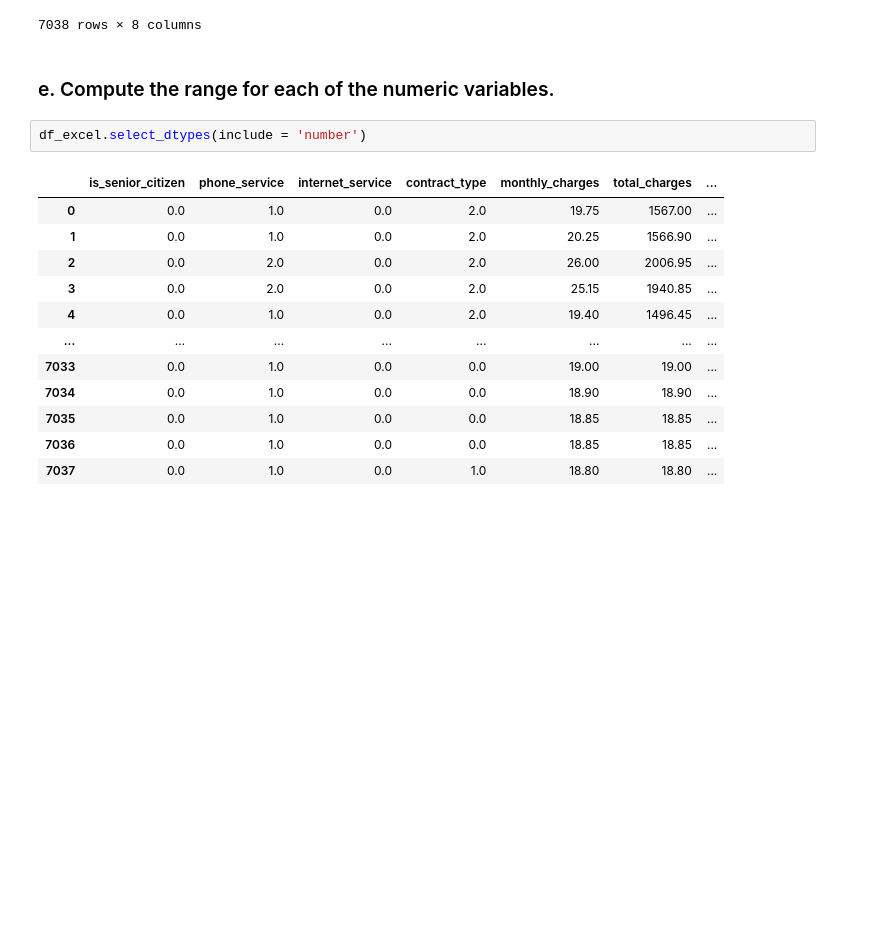
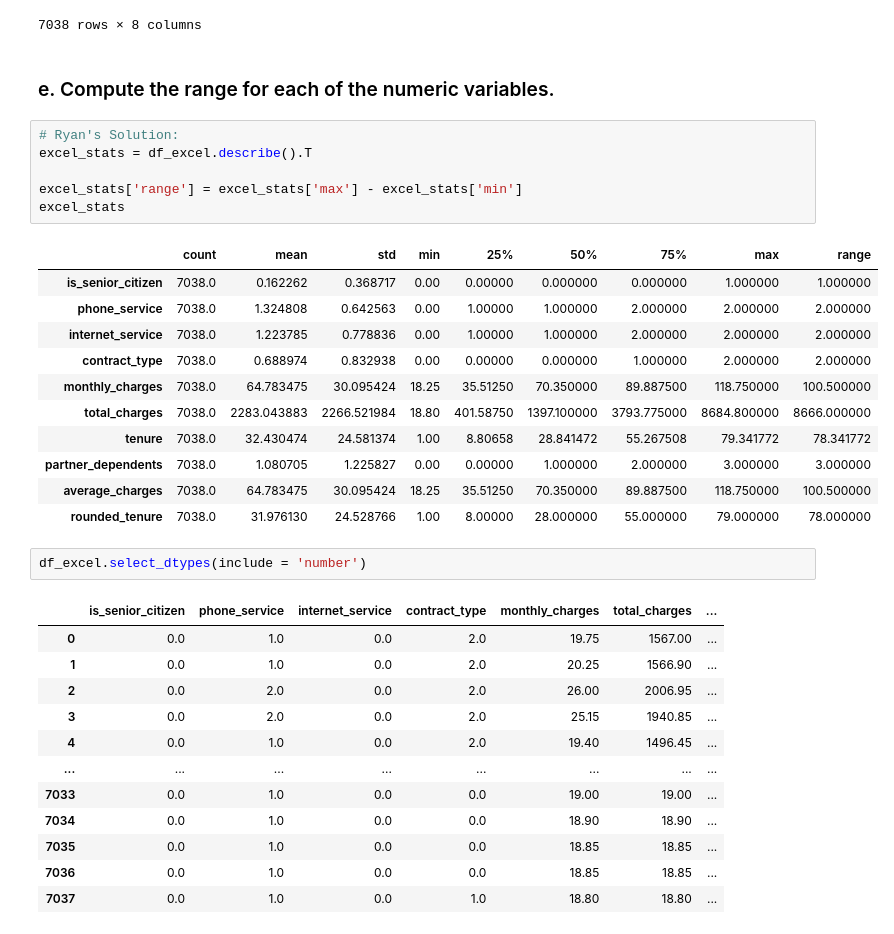
Before and after one commit to greg-maggard/classification_exercises, a Jupyter notebook: classification_exercises.ipynb, the cells around one changed output. Saved outputs shown, nothing was run; the diff lists cells and outputs as text; blank space fills up the shorter version.

```diff
--- a/classification_exercises.ipynb
+++ b/classification_exercises.ipynb
@@ -259,6 +274,24 @@ df_excel.select_dtypes(include = 'object')
 7038 rows × 8 columns
 # %% [markdown]
 ### e. Compute the range for each of the numeric variables.
+# %%
+# Ryan's Solution:
+excel_stats = df_excel.describe().T
+
+excel_stats['range'] = excel_stats['max'] - excel_stats['min']
+excel_stats
+# %% [output]
+|  | count | mean | std | min | 25% | 50% | 75% | max | range |
+| is_senior_citizen | 7038.0 | 0.162262 | 0.368717 | 0.00 | 0.00000 | 0.000000 | 0.000000 | 1.000000 | 1.000000 |
+| phone_service | 7038.0 | 1.324808 | 0.642563 | 0.00 | 1.00000 | 1.000000 | 2.000000 | 2.000000 | 2.000000 |
+| internet_service | 7038.0 | 1.223785 | 0.778836 | 0.00 | 1.00000 | 1.000000 | 2.000000 | 2.000000 | 2.000000 |
+| contract_type | 7038.0 | 0.688974 | 0.832938 | 0.00 | 0.00000 | 0.000000 | 1.000000 | 2.000000 | 2.000000 |
+| monthly_charges | 7038.0 | 64.783475 | 30.095424 | 18.25 | 35.51250 | 70.350000 | 89.887500 | 118.750000 | 100.500000 |
+| total_charges | 7038.0 | 2283.043883 | 2266.521984 | 18.80 | 401.58750 | 1397.100000 | 3793.775000 | 8684.800000 | 8666.000000 |
+| tenure | 7038.0 | 32.430474 | 24.581374 | 1.00 | 8.80658 | 28.841472 | 55.267508 | 79.341772 | 78.341772 |
+| partner_dependents | 7038.0 | 1.080705 | 1.225827 | 0.00 | 0.00000 | 1.000000 | 2.000000 | 3.000000 | 3.000000 |
+| average_charges | 7038.0 | 64.783475 | 30.095424 | 18.25 | 35.51250 | 70.350000 | 89.887500 | 118.750000 | 100.500000 |
+| rounded_tenure | 7038.0 | 31.976130 | 24.528766 | 1.00 | 8.00000 | 28.000000 | 55.000000 | 79.000000 | 78.000000 |
 # %%
 df_excel.select_dtypes(include = 'number')
 # %% [output]
```
Also changed, not shown: parts of 9 cells of this notebook.
